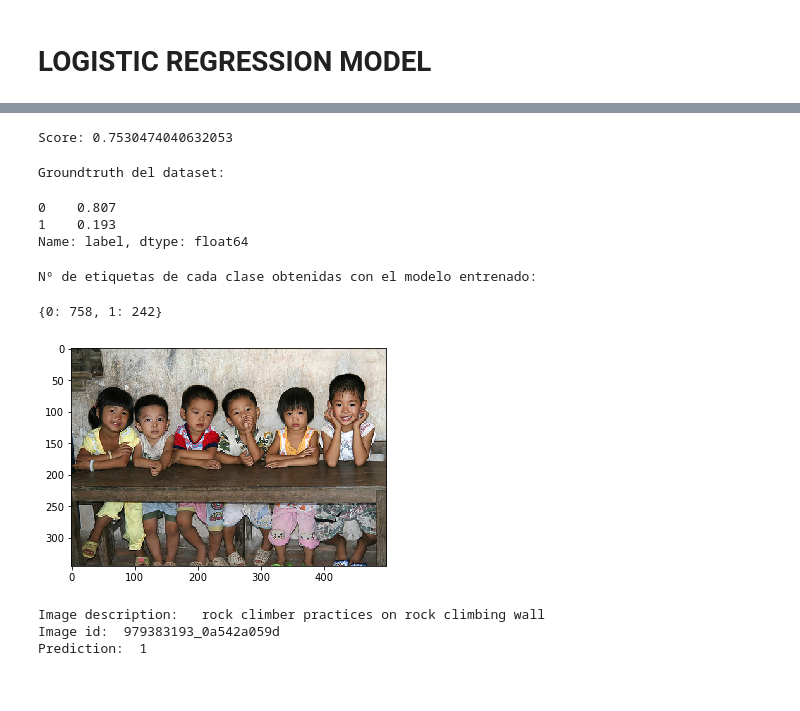
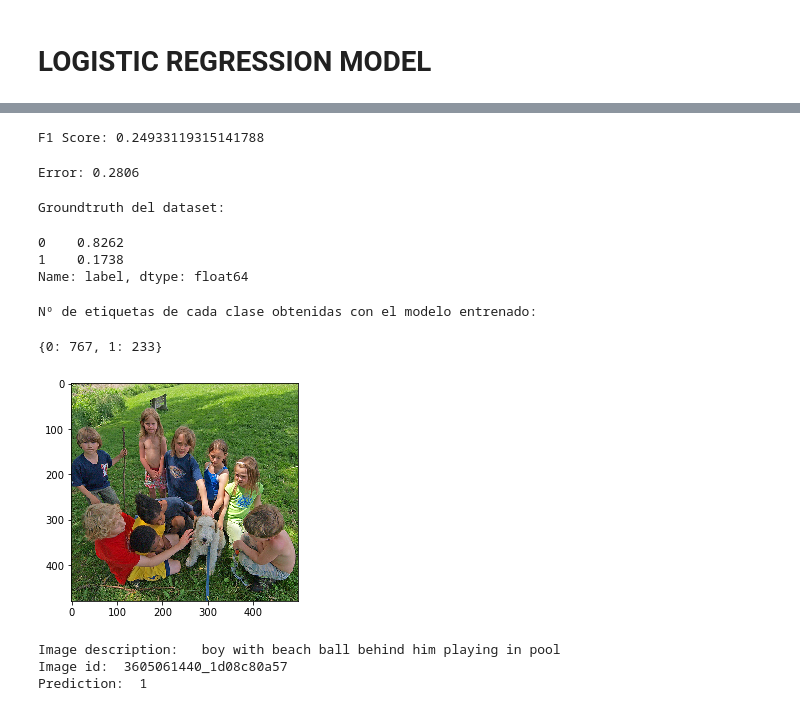
Before and after one commit to fernandorpalvarez/AdecuacionImagenTexto, a Jupyter notebook: Image_Text_Matching_Model/Image_Text_Adequacy_ELMO/logistic regression implementation/Logistic_Regression.ipynb, the cells around one changed output, grey strips where cells are left out. Saved outputs shown, nothing was run; the diff lists cells and outputs as text; code cells hidden in the pictures.

```diff
--- a/Image_Text_Matching_Model/Image_Text_Adequacy_ELMO/logistic regression implementation/Logistic_Regression.ipynb
+++ b/Image_Text_Matching_Model/Image_Text_Adequacy_ELMO/logistic regression implementation/Logistic_Regression.ipynb
@@ -27,9 +28,9 @@ from sklearn.linear_model import LogisticRegression
 from sklearn.metrics import f1_score
 
 # Training the model
-# lreg = LogisticRegression(max_iter=300)
-# lreg.fit(xtrain, ytrain)
+lreg = LogisticRegression(max_iter=400 ,solver='saga')
+lreg.fit(xtrain, ytrain)
 
 # save the model to disk
-# filename = 'logistic_regression.sav'
-# pickle.dump(lreg, open(filename, 'wb'))
+filename = 'logistic_regression_saga.sav'
+pickle.dump(lreg, open(filename, 'wb'))
@@ -49,7 +45,11 @@ preds_valid = lreg.predict(xvalid)
 # %%
-print("Score: " + str(f1_score(yvalid, preds_valid)))
+print("F1 Score: " + str(f1_score(ytest, ypred)))
 # %% [output]
-Score: 0.7530474040632053
+F1 Score: 0.24933119315141788
+# %%
+print("Error: " + str(np.mean( ytest != ypred )))
+# %% [output]
+Error: 0.2806
 # %%
 preds_test = lreg.predict(np.array(df_test['combined_input'].values.tolist()))
 
@@ -63,8 +63,8 @@ print("Groundtruth del dataset:")
 sub['label'].value_counts(normalize = True)
 # %% [output]
 Groundtruth del dataset:
-0    0.807
-1    0.193
+0    0.8262
+1    0.1738
 Name: label, dtype: float64
 # %%
 print("Nº de etiquetas de cada clase obtenidas con el modelo entrenado:")
@@ -74,18 +74,18 @@ unique, counts = np.unique(out, return_counts=True)
 dict(zip(unique, counts))
 # %% [output]
 Nº de etiquetas de cada clase obtenidas con el modelo entrenado:
-{0: 758, 1: 242}
+{0: 767, 1: 233}
 # %%
-id = 4999
+id = 4080
 img_path = "E:/TFM/Flickr8k/Images/" + df_test['image_id'][id] + ".jpg"
 image = plt.imread(img_path)
 plt.imshow(image)
 plt.show()
 print("Image description: ", df_test['desc'][id], "\nImage id: ",df_test['image_id'][id])
 c_i = np.asarray([df_test['combined_input'][id]])
 print("Prediction: ", lreg.predict(c_i)[0])
 # %% [output]
-[figure, old version]
+[figure, new version]
-Image description:   rock climber practices on rock climbing wall
-Image id:  979383193_0a542a059d
+Image description:   boy with beach ball behind him playing in pool
+Image id:  3605061440_1d08c80a57
 Prediction:  1
```
Also changed, not shown: parts of 4 cells of this notebook, 3 other files.
